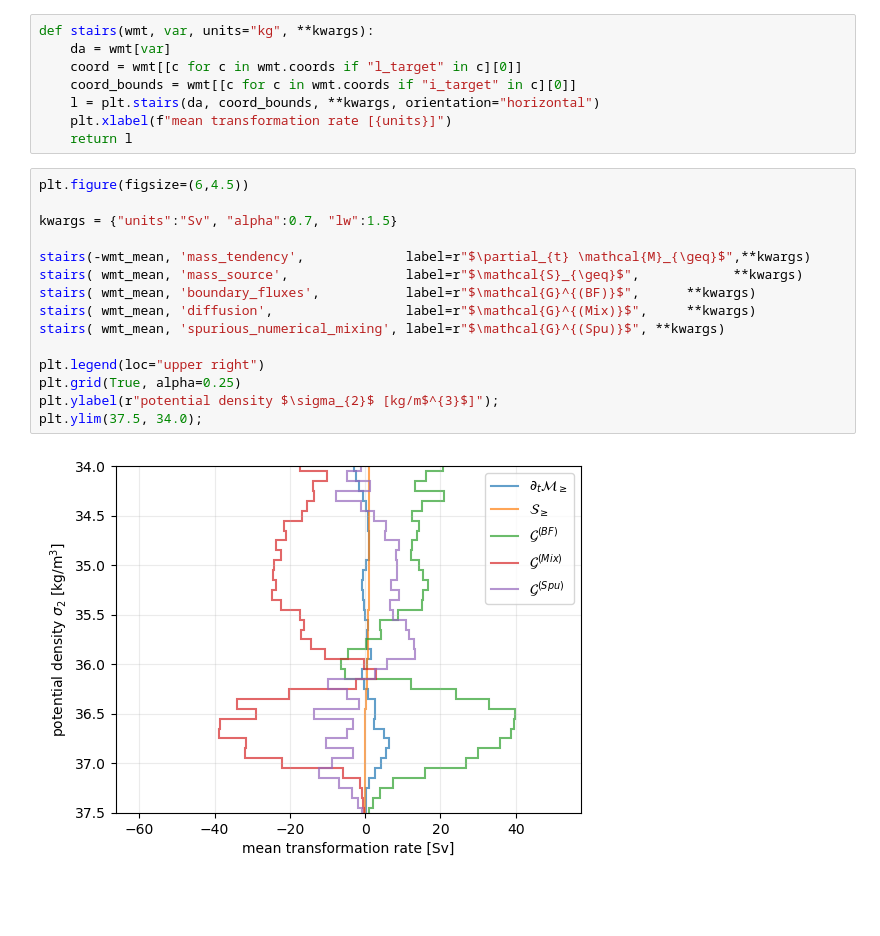
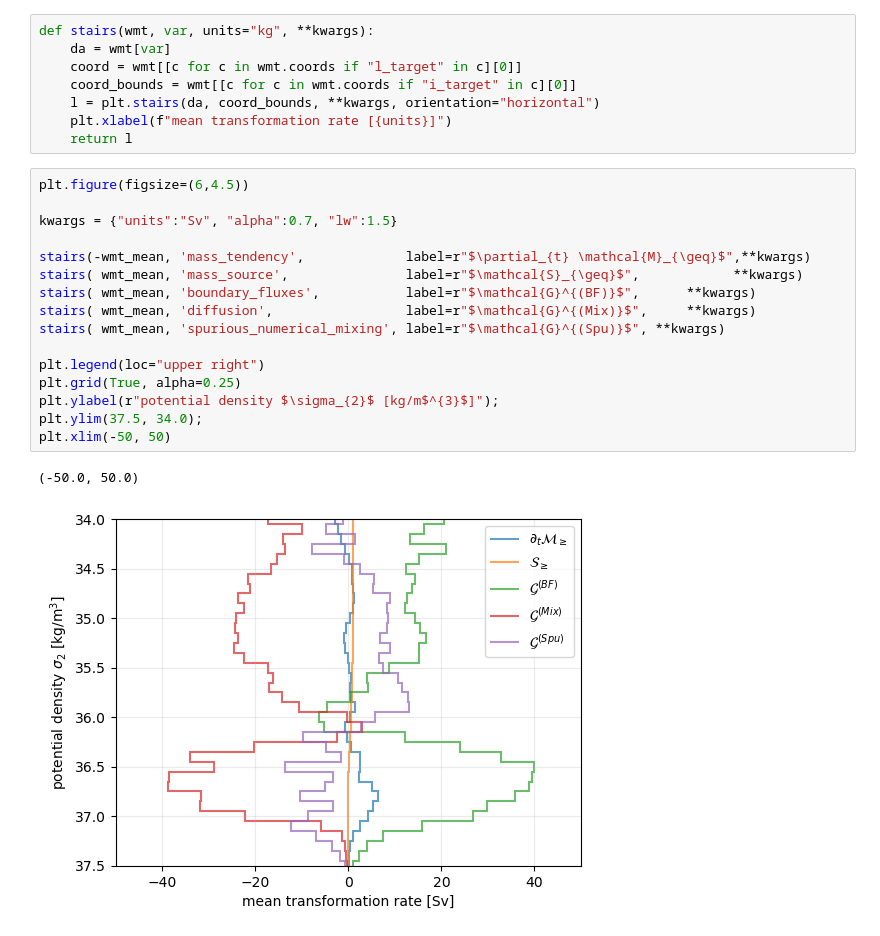
Before and after one commit to hdrake/CM4Xutils, a Jupyter notebook: examples/wmb_from_dora.ipynb, the cells around one changed output. Drawn from its saved outputs; the diff is of its cells as text; blank space fills up the shorter version.

```diff
--- a/examples/wmb_from_dora.ipynb
+++ b/examples/wmb_from_dora.ipynb
@@ -60,17 +60,19 @@ def stairs(wmt, var, units="kg", **kwargs):
 # %%
 plt.figure(figsize=(6,4.5))
 
 kwargs = {"units":"Sv", "alpha":0.7, "lw":1.5}
 
 stairs(-wmt_mean, 'mass_tendency',             label=r"$\partial_{t} \mathcal{M}_{\geq}$",**kwargs)
 stairs( wmt_mean, 'mass_source',               label=r"$\mathcal{S}_{\geq}$",            **kwargs)
 stairs( wmt_mean, 'boundary_fluxes',           label=r"$\mathcal{G}^{(BF)}$",      **kwargs)
 stairs( wmt_mean, 'diffusion',                 label=r"$\mathcal{G}^{(Mix)}$",     **kwargs)
 stairs( wmt_mean, 'spurious_numerical_mixing', label=r"$\mathcal{G}^{(Spu)}$", **kwargs)
 
 plt.legend(loc="upper right")
 plt.grid(True, alpha=0.25)
 plt.ylabel(r"potential density $\sigma_{2}$ [kg/m$^{3}$]");
 plt.ylim(37.5, 34.0);
+plt.xlim(-50, 50)
 # %% [output]
+(-50.0, 50.0)
-[figure, old version]
+[figure, new version]
```
Also changed, not shown: 2 other files.
